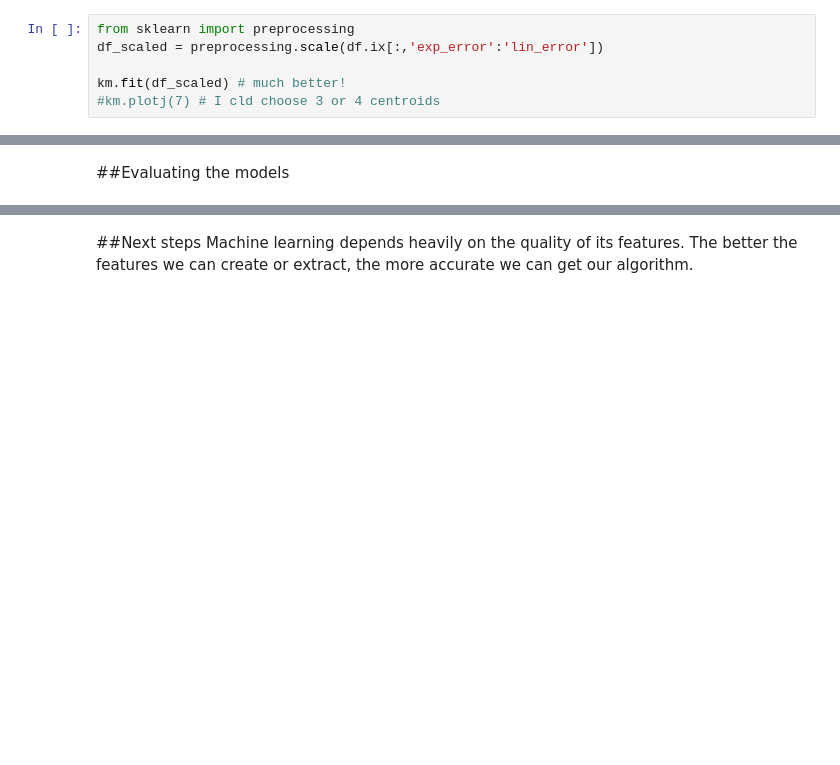
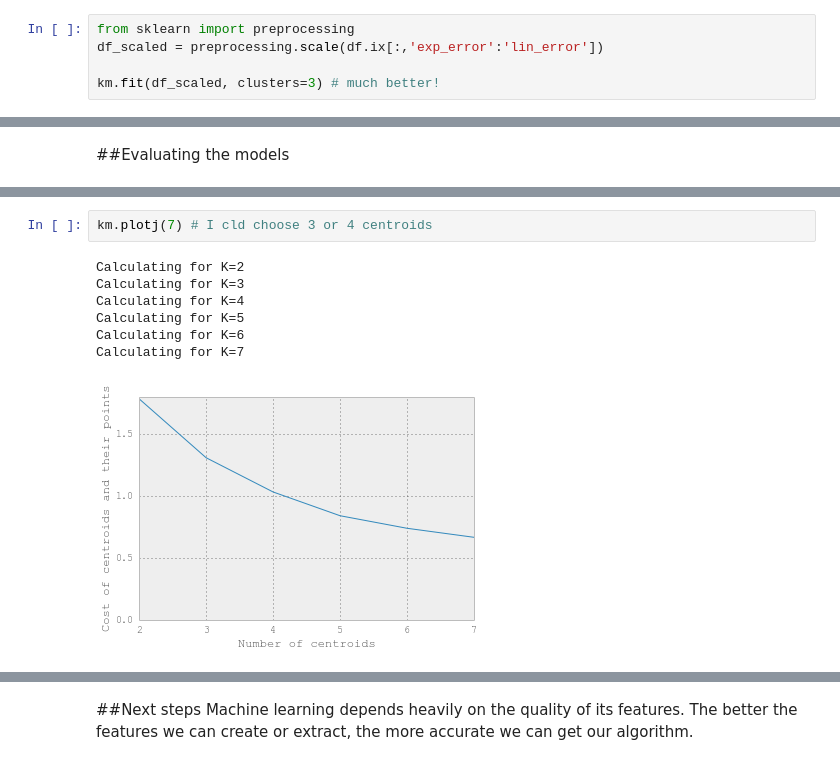
Before and after one commit to aok1425/modeling_funding_curves, a Jupyter notebook: Segmenting profiles by funding rate.ipynb, the cells around one changed output, grey strips where cells are left out. Saved outputs shown, nothing was run; the diff lists cells and outputs as text; blank space fills up the shorter version.

```diff
--- a/Segmenting profiles by funding rate.ipynb
+++ b/Segmenting profiles by funding rate.ipynb
@@ -135,6 +177,5 @@ km = kmeans.KMeans(max_iters=7, tries=15)
 from sklearn import preprocessing
 df_scaled = preprocessing.scale(df.ix[:,'exp_error':'lin_error'])
 
-km.fit(df_scaled) # much better!
-#km.plotj(7) # I cld choose 3 or 4 centroids
+km.fit(df_scaled, clusters=3) # much better!
 # %% [output]
@@ -255,0 +298,10 @@ array([ 0.47058824,  0.48529412,  0.47794118,  0.48888889,  0.46666667])
+# %%
+km.plotj(7) # I cld choose 3 or 4 centroids
+# %% [output]
+Calculating for K=2
+Calculating for K=3
+Calculating for K=4
+Calculating for K=5
+Calculating for K=6
+Calculating for K=7
+[figure, added]
```
Also changed, not shown: parts of 28 cells of this notebook, 7 other files.
